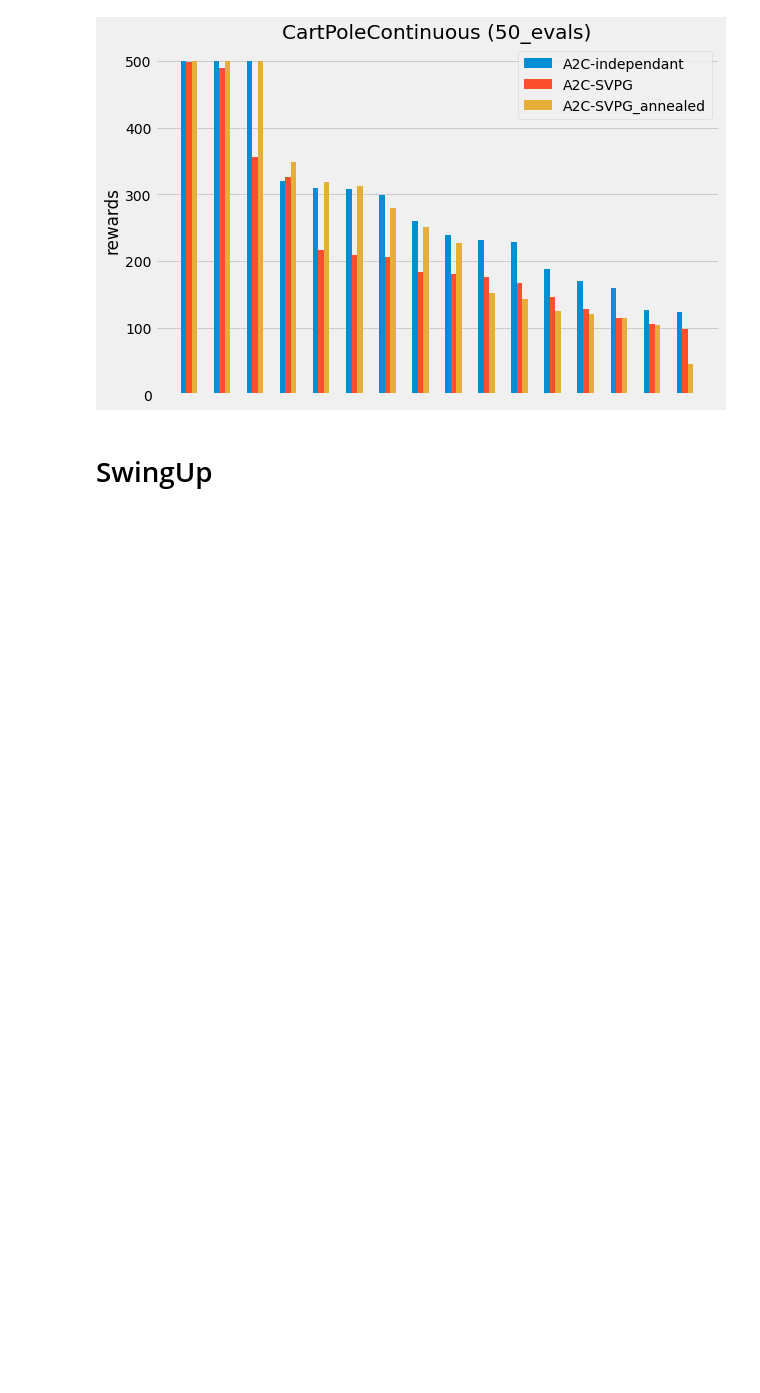
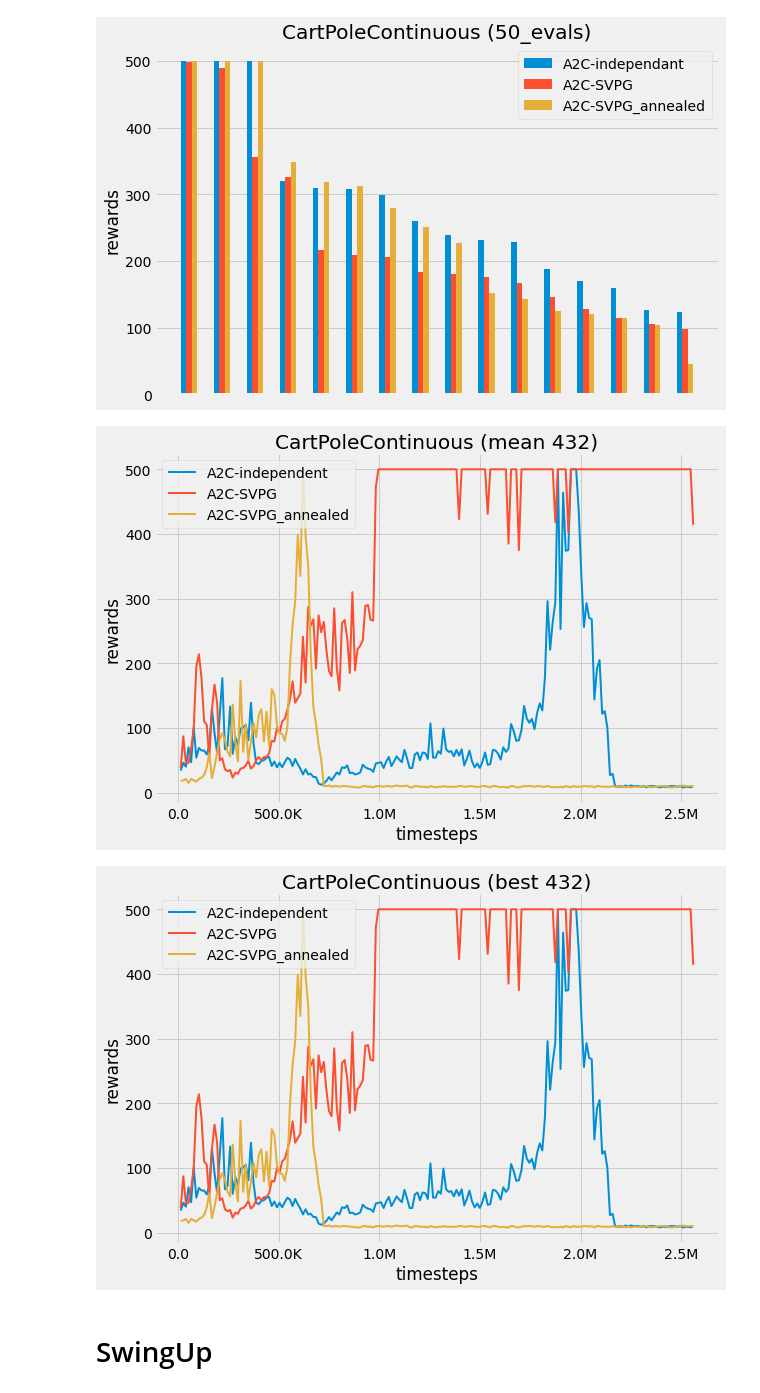
Before and after one commit to julesdubr/pandroide-svpg, a Jupyter notebook: plots/performance_comparison.ipynb, the cells around one changed output. Cells and saved outputs as stored; diff of their text form; code cells hidden in the pictures; blank space fills up the shorter version.

```diff
--- a/plots/performance_comparison.ipynb
+++ b/plots/performance_comparison.ipynb
@@ -59,6 +63,15 @@ rewards_list = eval_agents_from_dir(directory)
 plot_histograms(rewards_list, env_name, suffix="50_evals")
 # %% [output]
 [figure]
+# %%
+env_name = "CartPoleContinuous-v1"
+directory = f"../runs/{env_name}/22-05-11/10-40-09/"
+
+plot_algos_performances(directory, suffix="432")
+plot_algos_performances(directory, suffix="432", mode="best")
+# %% [output]
+[figure, added]
+[figure, added]
 # %% [markdown]
 # SwingUp
 # %%
```
Also changed, not shown: parts of 5 cells of this notebook, 31 other files.
